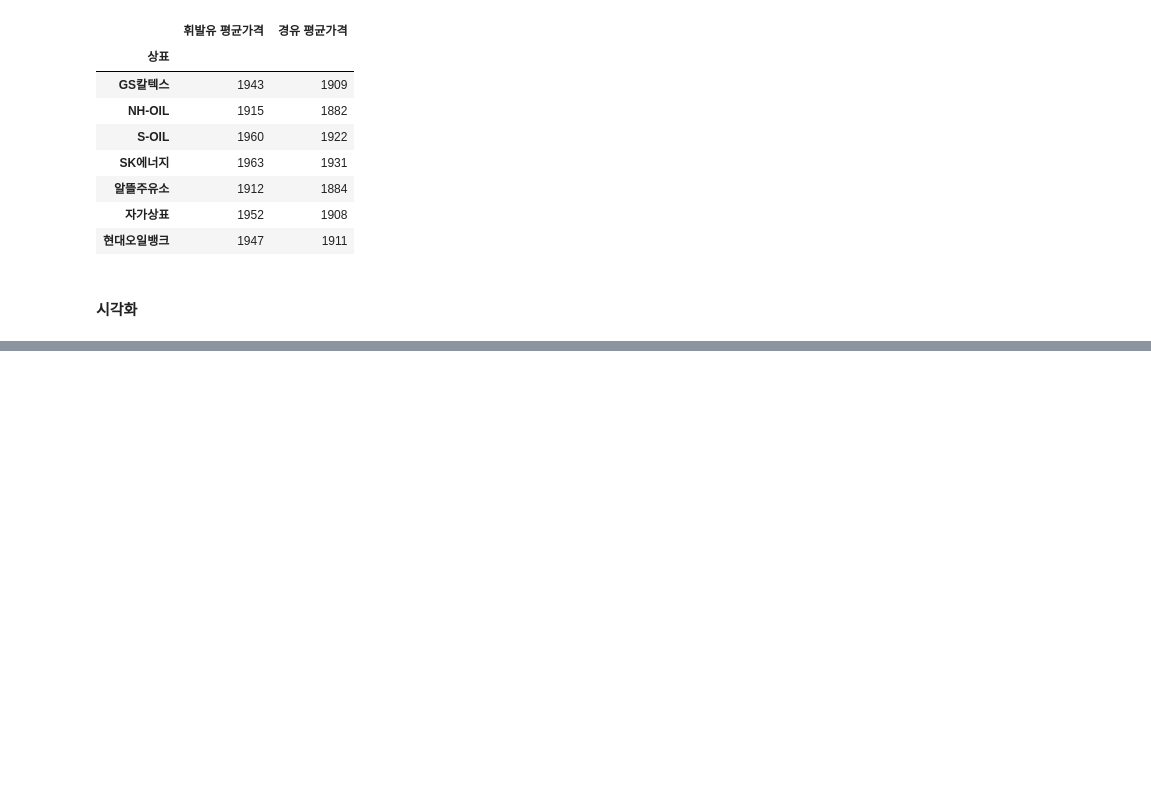
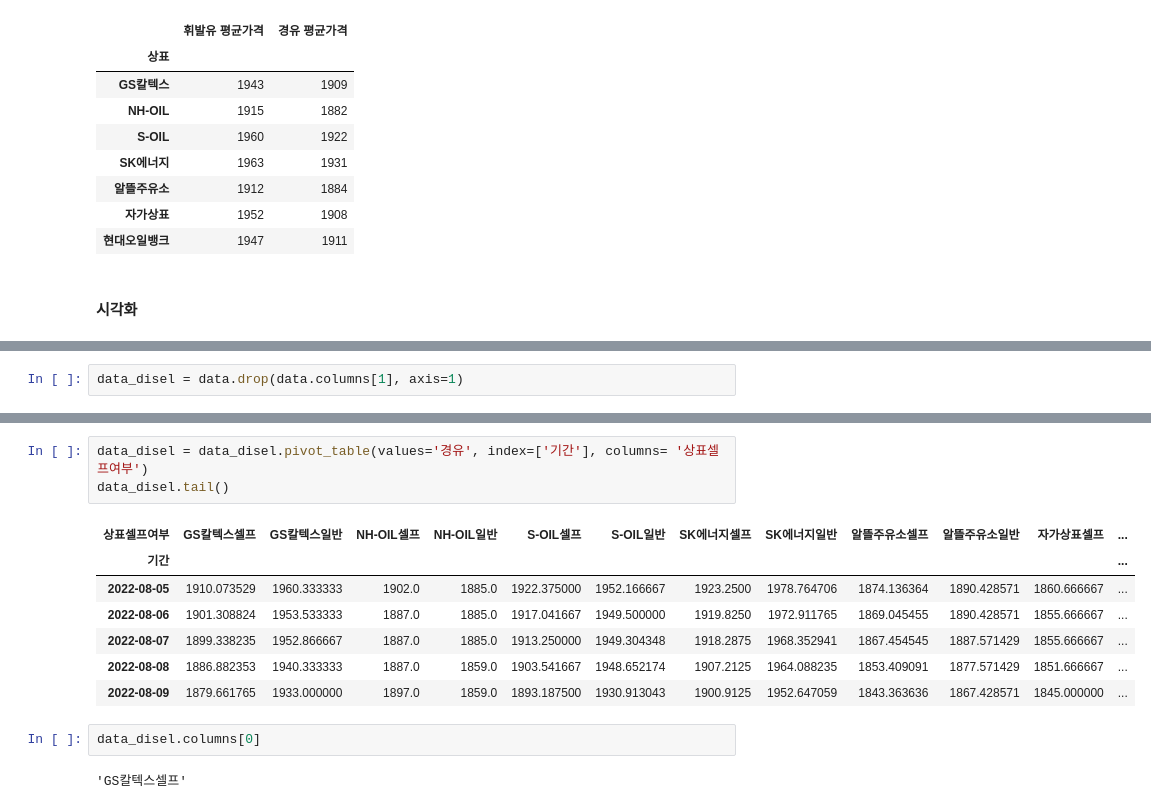
Before and after one commit to vinca0224/bigdata-analysis-2024, a Jupyter notebook: day13/임경세.ipynb, the cells around one changed output, grey strips where cells are left out. Saved outputs shown, nothing was run; the diff lists cells and outputs as text; blank space fills up the shorter version.

```diff
--- a/day13/임경세.ipynb
+++ b/day13/임경세.ipynb
@@ -227,0 +340,2 @@ TypeError: bar() missing 2 required positional arguments: 'x' and 'height'
+# %%
+data_disel = data.drop(data.columns[1], axis=1)
@@ -227,0 +355,15 @@ TypeError: bar() missing 2 required positional arguments: 'x' and 'height'
+# %%
+data_disel = data_disel.pivot_table(values='경유', index=['기간'], columns= '상표셀프여부')
+data_disel.tail()
+# %% [output]
+| 상표셀프여부 | GS칼텍스셀프 | GS칼텍스일반 | NH-OIL셀프 | NH-OIL일반 | S-OIL셀프 | S-OIL일반 | SK에너지셀프 | SK에너지일반 | 알뜰주유소셀프 | 알뜰주유소일반 | 자가상표셀프 | ... |
+| 기간 |  |  |  |  |  |  |  |  |  |  |  | ... |
+| 2022-08-05 | 1910.073529 | 1960.333333 | 1902.0 | 1885.0 | 1922.375000 | 1952.166667 | 1923.2500 | 1978.764706 | 1874.136364 | 1890.428571 | 1860.666667 | ... |
+| 2022-08-06 | 1901.308824 | 1953.533333 | 1887.0 | 1885.0 | 1917.041667 | 1949.500000 | 1919.8250 | 1972.911765 | 1869.045455 | 1890.428571 | 1855.666667 | ... |
+| 2022-08-07 | 1899.338235 | 1952.866667 | 1887.0 | 1885.0 | 1913.250000 | 1949.304348 | 1918.2875 | 1968.352941 | 1867.454545 | 1887.571429 | 1855.666667 | ... |
+| 2022-08-08 | 1886.882353 | 1940.333333 | 1887.0 | 1859.0 | 1903.541667 | 1948.652174 | 1907.2125 | 1964.088235 | 1853.409091 | 1877.571429 | 1851.666667 | ... |
+| 2022-08-09 | 1879.661765 | 1933.000000 | 1897.0 | 1859.0 | 1893.187500 | 1930.913043 | 1900.9125 | 1952.647059 | 1843.363636 | 1867.428571 | 1845.000000 | ... |
+# %%
+data_disel.columns[0]
+# %% [output]
+'GS칼텍스셀프'
```
Also changed, not shown: parts of 35 cells of this notebook, 3 other files.
